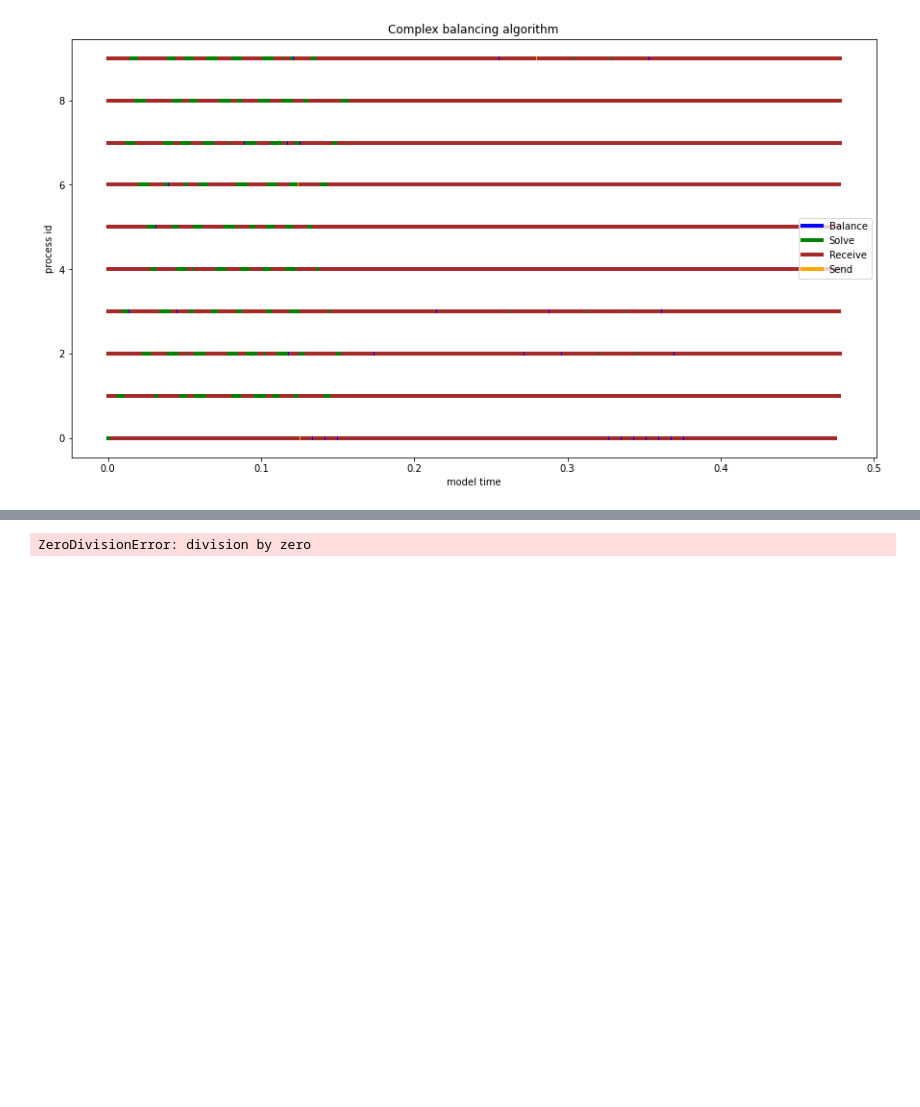
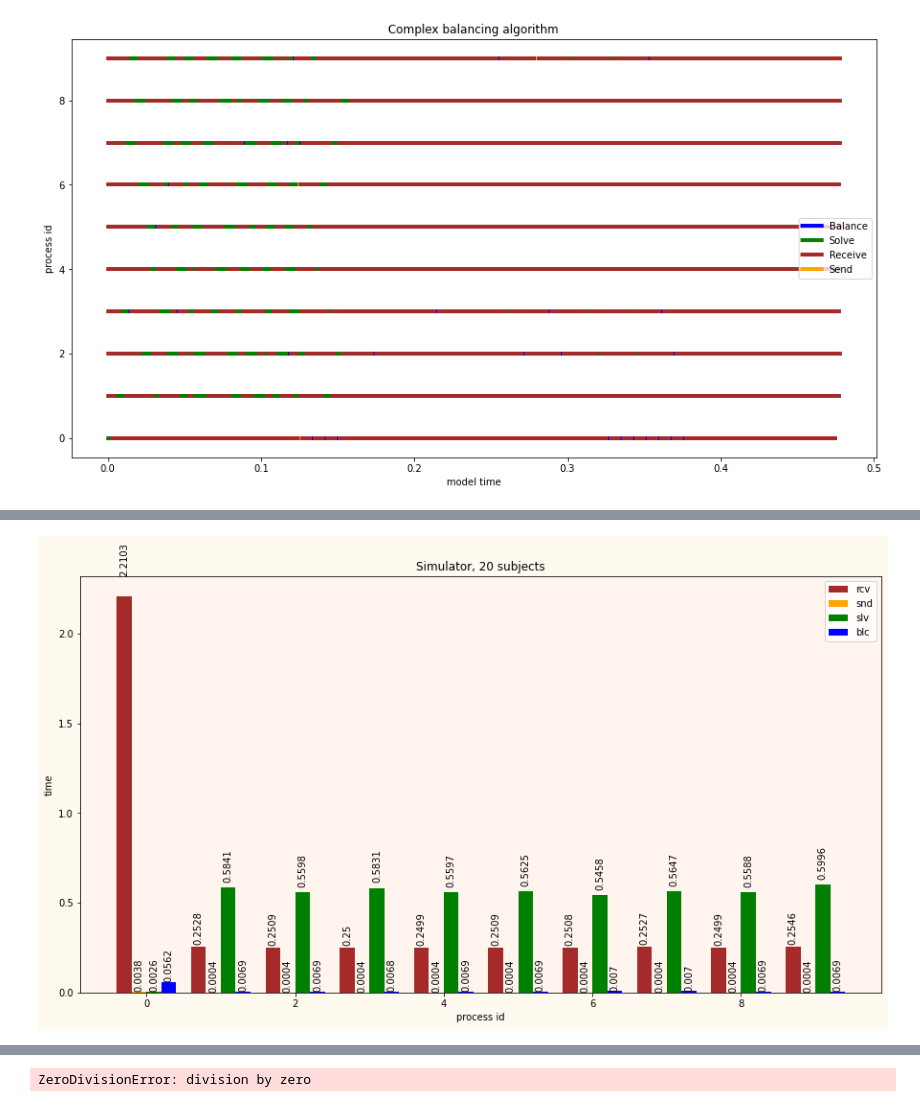
Before and after one commit to amonin7/Simulator, a Jupyter notebook: Visualization.ipynb, the cells around one changed output, grey strips where cells are left out. Cells and saved outputs as stored; diff of their text form; code cells hidden in the pictures; blank space fills up the shorter version.

```diff
--- a/Visualization.ipynb
+++ b/Visualization.ipynb
@@ -128,0 +203,4 @@ plot('TraceC.csv', 'CommunicationC.csv', 'Complex balancing algorithm')
+# %%
+plot_statistics('TraceC.csv', 'Simulator, 20 subjects')
+# %% [output]
+[figure, added]
```
Also changed, not shown: parts of 4 cells of this notebook, 2 other files.
